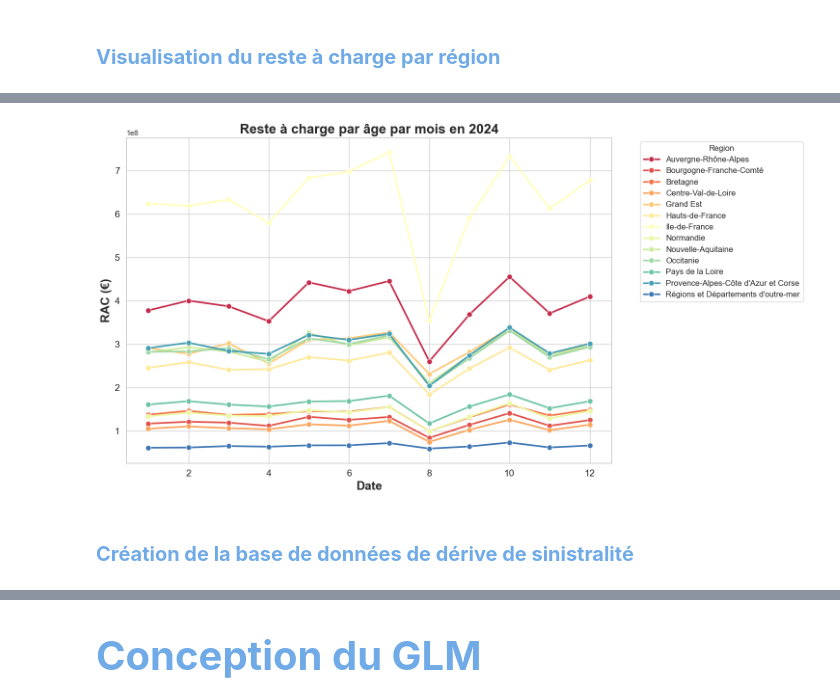
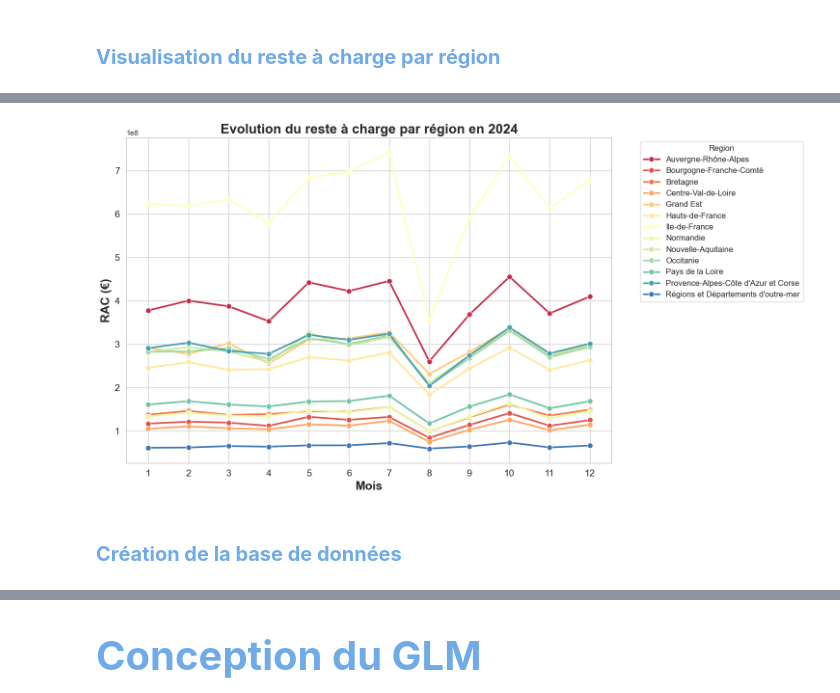
Before and after one commit to YounesOuarhim/Projet-s8, a Jupyter notebook: Notebooks/Sinistrality/notebook sinistrality bis 2.ipynb, the cells around one changed output, grey strips where cells are left out. Drawn from its saved outputs; the diff is of its cells as text; code cells hidden in the pictures.

```diff
--- a/Notebooks/Sinistrality/notebook sinistrality bis 2.ipynb
+++ b/Notebooks/Sinistrality/notebook sinistrality bis 2.ipynb
@@ -276,33 +268,34 @@ plt.show()
 # %%
 final_df_2024 = final_df[final_df['annee'] == 2024]
 
 sns.set(style="whitegrid")
 plt.figure(figsize=(15, 8))
 
 sns.lineplot(x="mois", y="RAC", data=final_df_2024, hue="region", marker='o', markersize=8, linewidth=2.5, errorbar=None, estimator=np.sum, palette="Spectral")
 
 # Title with bigger font
-plt.title("Reste à charge par âge par mois en 2024", fontsize=20, fontweight='bold')
+plt.title("Evolution du reste à charge par région en 2024", fontsize=20, fontweight='bold')
 
 # Axis labels with bigger font
-plt.xlabel("Date", fontsize=18, fontweight='bold')
+plt.xlabel("Mois", fontsize=18, fontweight='bold')
 plt.ylabel("RAC (€)", fontsize=18, fontweight='bold')
 
 # Optional: Ticks font size
-plt.xticks(fontsize=14)
+plt.xticks([i for i in range(1,13)], fontsize=14)
 plt.yticks(fontsize=14)
+
 
 # Adjust x-axis limits
 
 # Place the legend outside the plot
 plt.legend(bbox_to_anchor=(1.05, 1), loc='upper left', title="Region", fontsize=12)
 
 plt.tight_layout()
 plt.show()
 # %% [output]
-[figure, old version]
+[figure, new version]
 # %% [markdown]
-<h2 style="font-family: Arial, sans-serif; color:rgb(112, 171, 231); font-size: 20px"><b>Création de la base de données de dérive de sinistralité</b></h2>
+<h2 style="font-family: Arial, sans-serif; color:rgb(112, 171, 231); font-size: 20px"><b>Création de la base de données</b></h2>
 # %%
 def get_all_data_beginning_from_year(current_year, ending_year= 2024):
     return final_df[(ending_year >= final_df['annee']) & (final_df['annee'] >= current_year)].sort_values(by=['annee', 'mois', 'region'])
```
Also changed, not shown: parts of 21 cells of this notebook, 4 other files.
